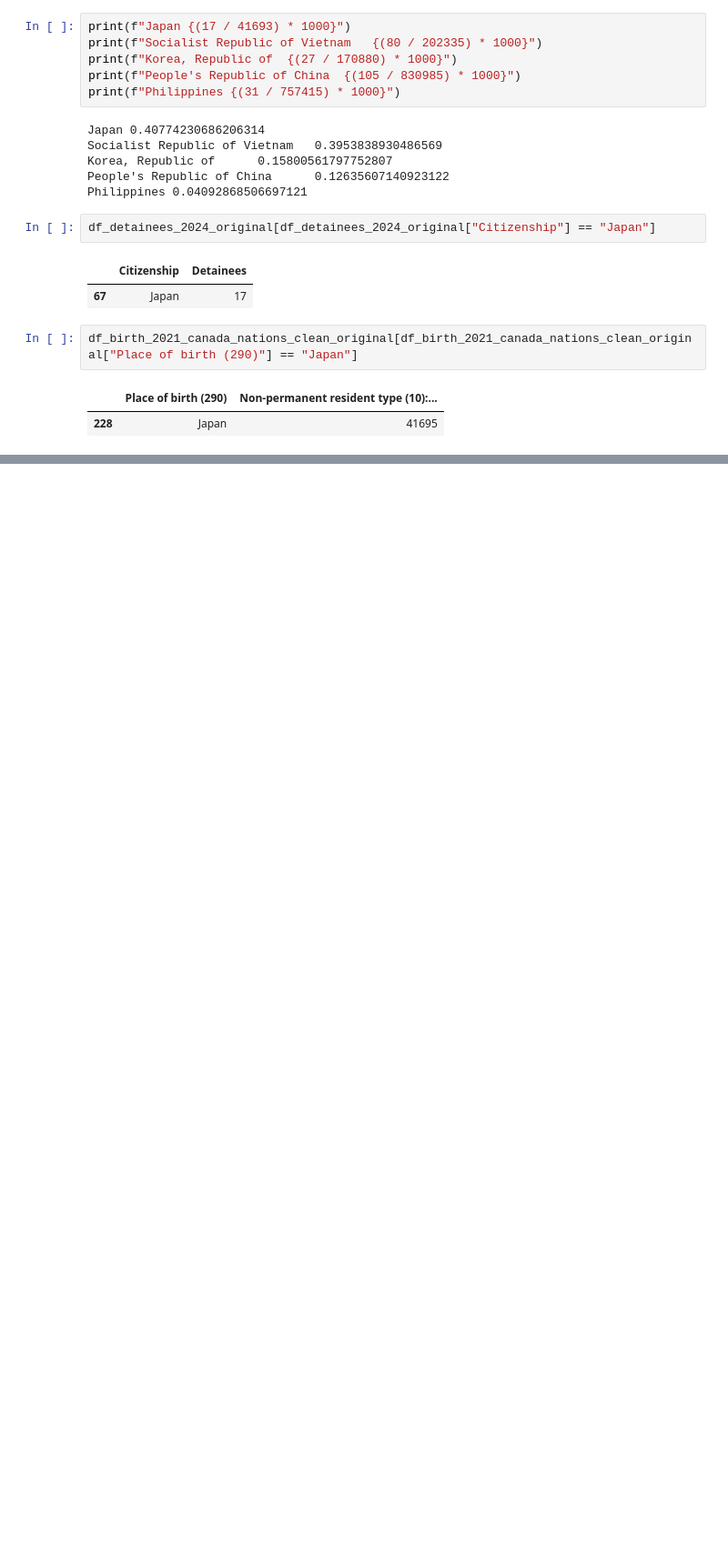
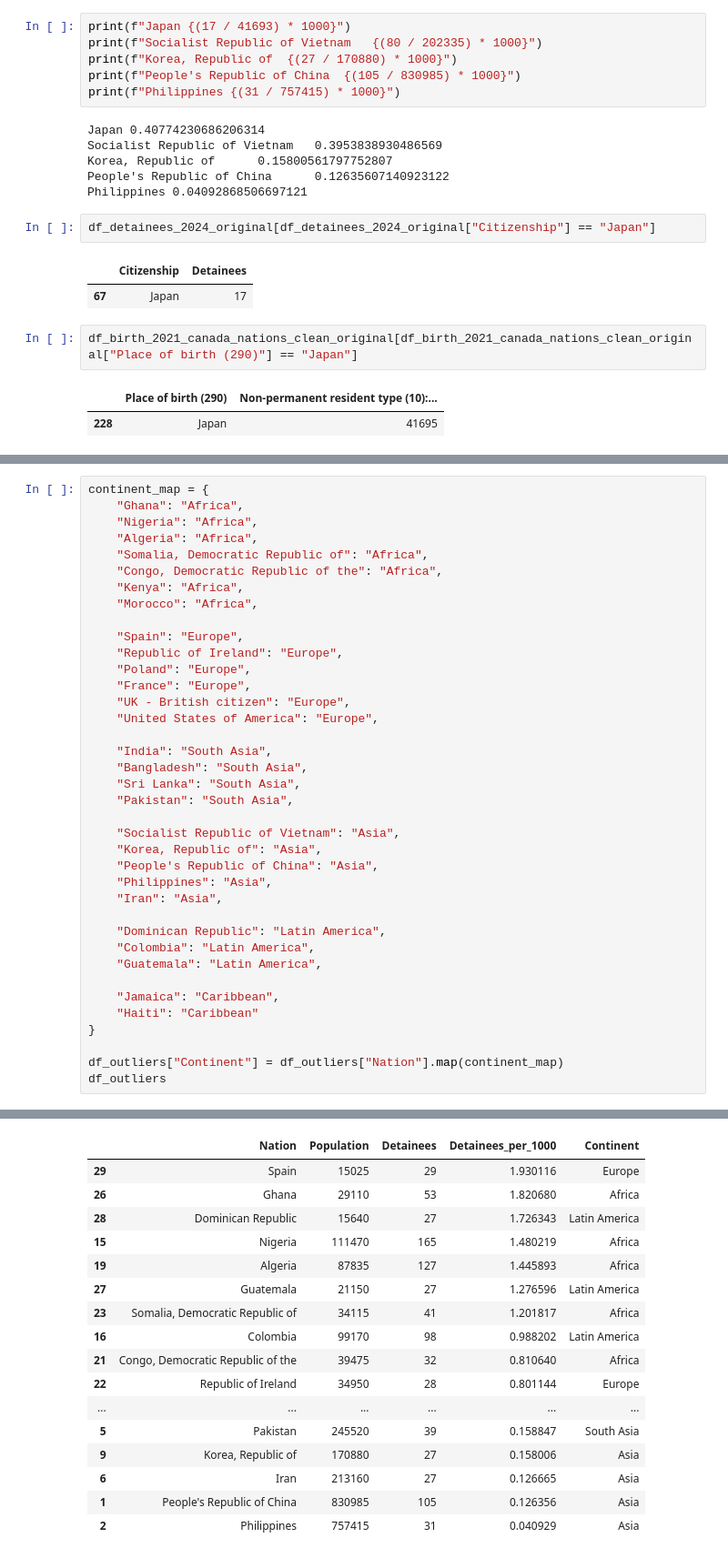
Before and after one commit to yrmo/gcinfo, a Jupyter notebook: detainees-by-country-of-citizenship-2024.ipynb, the cells around one changed output, grey strips where cells are left out. Shown at 91% size. Saved outputs shown, nothing was run; the diff lists cells and outputs as text; blank space fills up the shorter version.

```diff
--- a/detainees-by-country-of-citizenship-2024.ipynb
+++ b/detainees-by-country-of-citizenship-2024.ipynb
@@ -622,0 +750,39 @@ df_birth_2021_canada_nations_clean_original[df_birth_2021_canada_nations_clean_o
+# %%
+continent_map = {
+    "Ghana": "Africa",
+    "Nigeria": "Africa",
+    "Algeria": "Africa",
+    "Somalia, Democratic Republic of": "Africa",
+    "Congo, Democratic Republic of the": "Africa",
+    "Kenya": "Africa",
+    "Morocco": "Africa",
+
+    "Spain": "Europe",
+    "Republic of Ireland": "Europe",
+    "Poland": "Europe",
+    "France": "Europe",
+    "UK - British citizen": "Europe",
+    "United States of America": "Europe",
+
+    "India": "South Asia",
+    "Bangladesh": "South Asia",
+    "Sri Lanka": "South Asia",
+    "Pakistan": "South Asia",
+
+    "Socialist Republic of Vietnam": "Asia",
+    "Korea, Republic of": "Asia",
+    "People's Republic of China": "Asia",
+    "Philippines": "Asia",
+    "Iran": "Asia",
+
+    "Dominican Republic": "Latin America",
+    "Colombia": "Latin America",
+    "Guatemala": "Latin America",
+
+    "Jamaica": "Caribbean",
+    "Haiti": "Caribbean"
+}
+
+df_outliers["Continent"] = df_outliers["Nation"].map(continent_map)
+df_outliers
+# %% [output]
@@ -622,0 +794,17 @@ df_birth_2021_canada_nations_clean_original[df_birth_2021_canada_nations_clean_o
+|  | Nation | Population | Detainees | Detainees_per_1000 | Continent |
+| 29 | Spain | 15025 | 29 | 1.930116 | Europe |
+| 26 | Ghana | 29110 | 53 | 1.820680 | Africa |
+| 28 | Dominican Republic | 15640 | 27 | 1.726343 | Latin America |
+| 15 | Nigeria | 111470 | 165 | 1.480219 | Africa |
+| 19 | Algeria | 87835 | 127 | 1.445893 | Africa |
+| 27 | Guatemala | 21150 | 27 | 1.276596 | Latin America |
+| 23 | Somalia, Democratic Republic of | 34115 | 41 | 1.201817 | Africa |
+| 16 | Colombia | 99170 | 98 | 0.988202 | Latin America |
+| 21 | Congo, Democratic Republic of the | 39475 | 32 | 0.810640 | Africa |
+| 22 | Republic of Ireland | 34950 | 28 | 0.801144 | Europe |
+| ... | ... | ... | ... | ... | ... |
+| 5 | Pakistan | 245520 | 39 | 0.158847 | South Asia |
+| 9 | Korea, Republic of | 170880 | 27 | 0.158006 | Asia |
+| 6 | Iran | 213160 | 27 | 0.126665 | Asia |
+| 1 | People's Republic of China | 830985 | 105 | 0.126356 | Asia |
+| 2 | Philippines | 757415 | 31 | 0.040929 | Asia |
```
Also changed, not shown: parts of 10 cells of this notebook.
